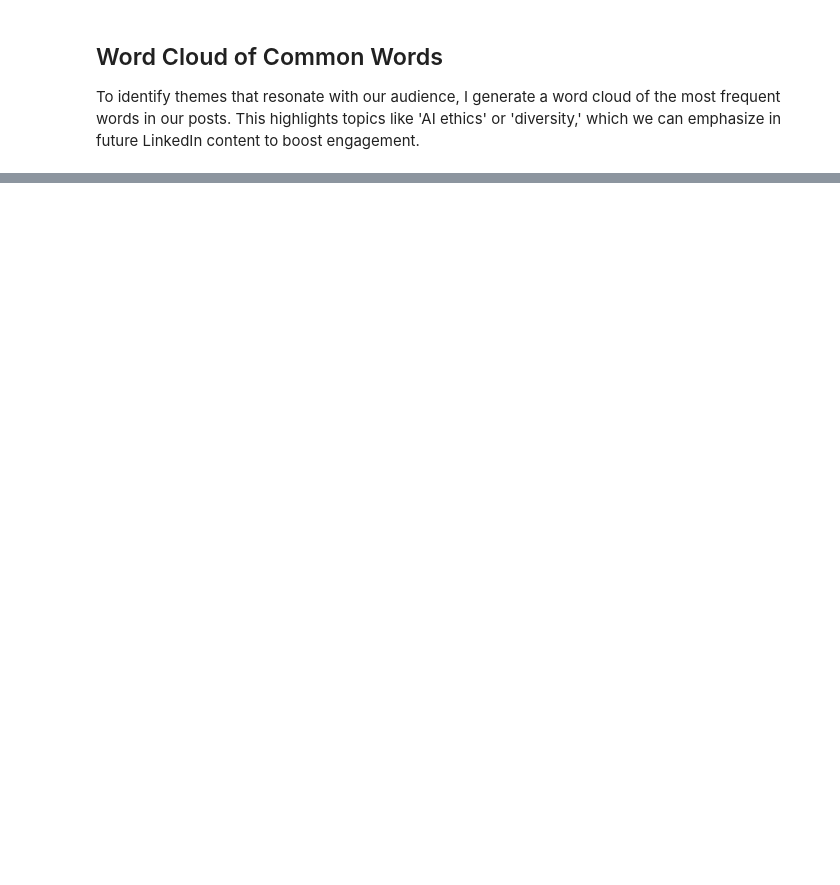
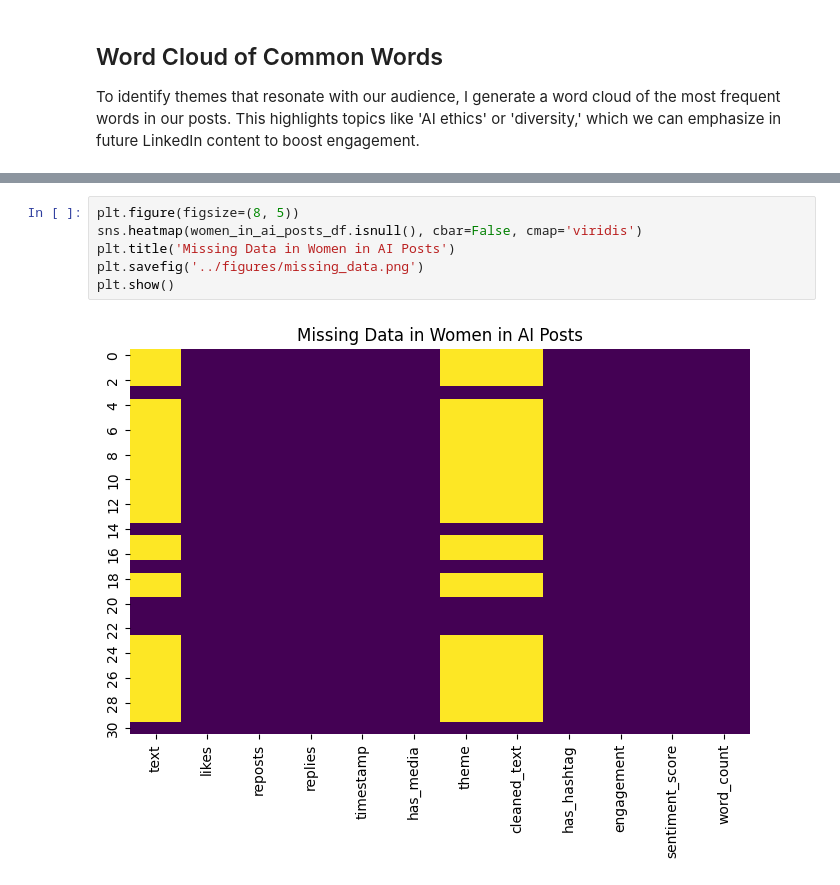
Before and after one commit to Nityaa2396/ai-engage-project, a Jupyter notebook: notebooks/analysis.ipynb, the cells around one changed output, grey strips where cells are left out. Drawn from its saved outputs; the diff is of its cells as text; blank space fills up the shorter version.

```diff
--- a/notebooks/analysis.ipynb
+++ b/notebooks/analysis.ipynb
@@ -67,0 +83,8 @@ plt.show()
+# %%
+plt.figure(figsize=(8, 5))
+sns.heatmap(women_in_ai_posts_df.isnull(), cbar=False, cmap='viridis')
+plt.title('Missing Data in Women in AI Posts')
+plt.savefig('../figures/missing_data.png')
+plt.show()
+# %% [output]
+[figure, added]
```
Also changed, not shown: parts of 5 cells of this notebook, 11 other files.
